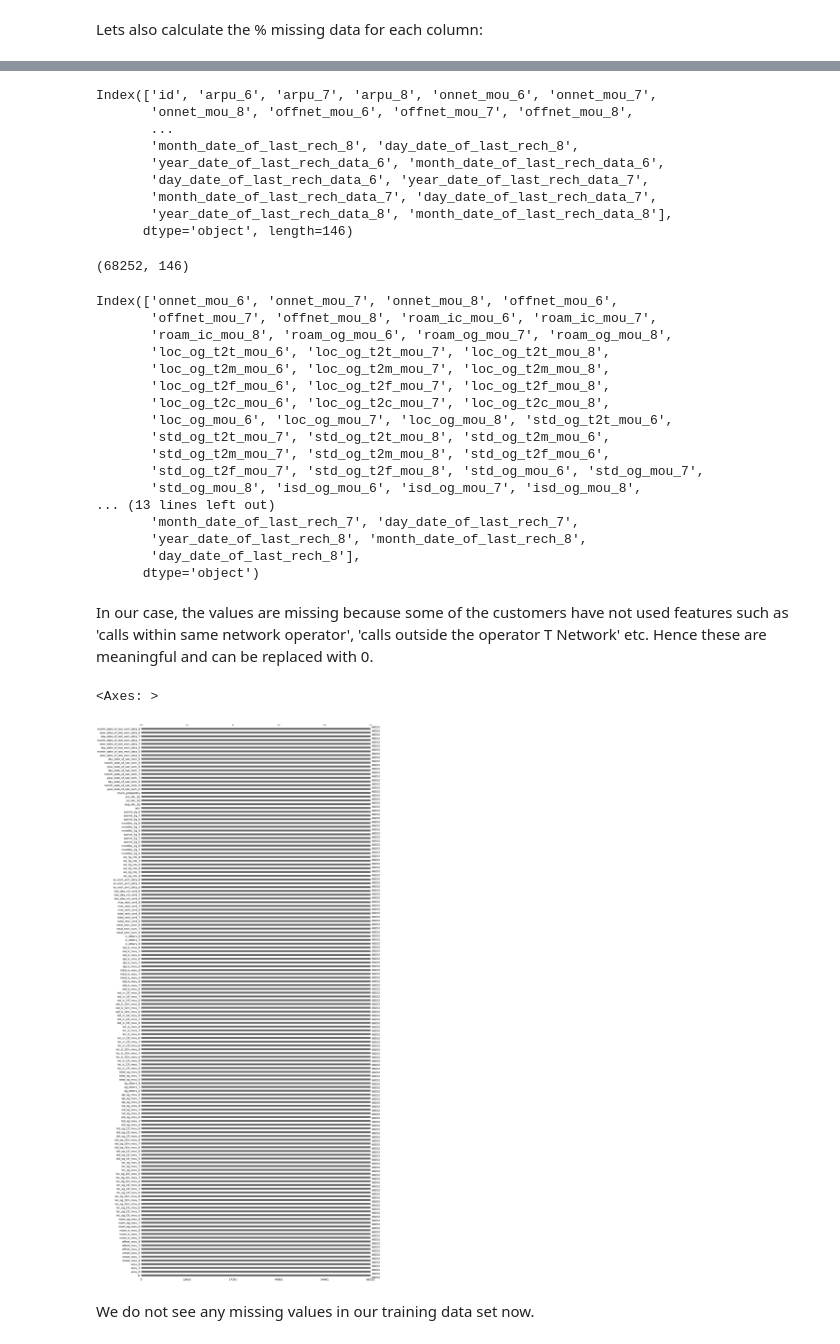
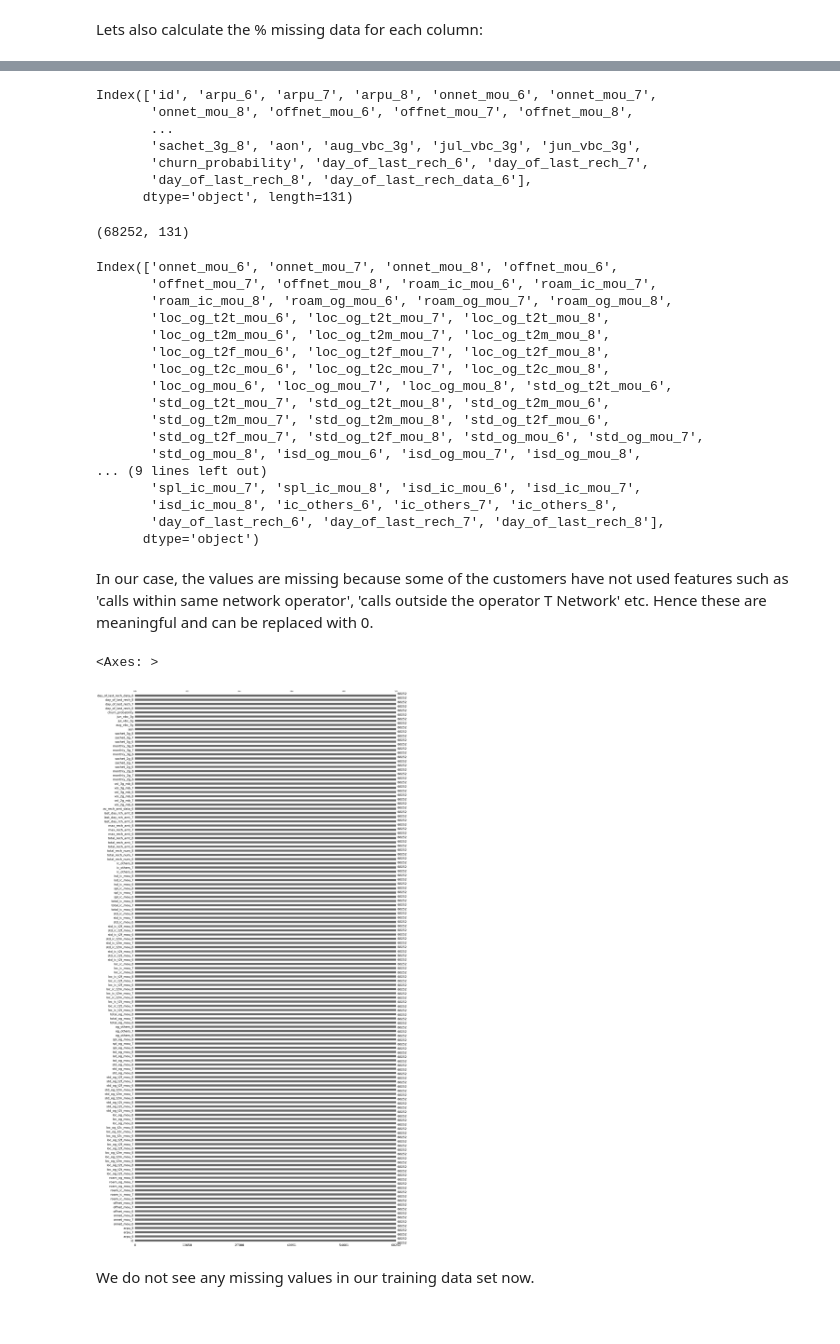
Before and after one commit to MallikaBera/Customer-Churn-Prediction-Model, a Jupyter notebook: Final notebook.ipynb, the cells around one changed output, grey strips where cells are left out. Drawn from its saved outputs; the diff is of its cells as text; code cells hidden in the pictures.

```diff
--- a/Final notebook.ipynb
+++ b/Final notebook.ipynb
@@ -486,24 +511,22 @@ Since too much missing information would make a column not really a great predic
 # %%
-new_vars = missing_data_percent[missing_data_percent.le(40)].index
+new_vars = missing_data_percent[missing_data_percent.le(30)].index
 new_vars
 # %% [output]
 Index(['id', 'arpu_6', 'arpu_7', 'arpu_8', 'onnet_mou_6', 'onnet_mou_7',
        'onnet_mou_8', 'offnet_mou_6', 'offnet_mou_7', 'offnet_mou_8',
        ...
-       'month_date_of_last_rech_8', 'day_date_of_last_rech_8',
-       'year_date_of_last_rech_data_6', 'month_date_of_last_rech_data_6',
-       'day_date_of_last_rech_data_6', 'year_date_of_last_rech_data_7',
-       'month_date_of_last_rech_data_7', 'day_date_of_last_rech_data_7',
-       'year_date_of_last_rech_data_8', 'month_date_of_last_rech_data_8'],
-      dtype='object', length=146)
+       'sachet_3g_8', 'aon', 'aug_vbc_3g', 'jul_vbc_3g', 'jun_vbc_3g',
+       'churn_probability', 'day_of_last_rech_6', 'day_of_last_rech_7',
+       'day_of_last_rech_8', 'day_of_last_rech_data_6'],
+      dtype='object', length=131)
 # %%
-X_filtered = X[new_vars]
-X_filtered.shape
+data_filtered = data[new_vars]
+data_filtered.shape
 # %% [output]
-(68252, 146)
+(68252, 131)
 # %%
-# Calculating the missing value percentage on the train set
-missing_data_percent = X_filtered.isnull().any()
+# Calculating the missing value percentage on the data set
+missing_data_percent = data_filtered.isnull().any()
 impute_cols = missing_data_percent[missing_data_percent.gt(0)].index
 impute_cols
 # %% [output]
@@ -519,24 +542,25 @@ Index(['onnet_mou_6', 'onnet_mou_7', 'onnet_mou_8', 'offnet_mou_6',
        'std_og_t2m_mou_7', 'std_og_t2m_mou_8', 'std_og_t2f_mou_6',
        'std_og_t2f_mou_7', 'std_og_t2f_mou_8', 'std_og_mou_6', 'std_og_mou_7',
        'std_og_mou_8', 'isd_og_mou_6', 'isd_og_mou_7', 'isd_og_mou_8',
-... (13 lines left out)
-       'month_date_of_last_rech_7', 'day_date_of_last_rech_7',
-       'year_date_of_last_rech_8', 'month_date_of_last_rech_8',
-       'day_date_of_last_rech_8'],
+... (9 lines left out)
+       'spl_ic_mou_7', 'spl_ic_mou_8', 'isd_ic_mou_6', 'isd_ic_mou_7',
+       'isd_ic_mou_8', 'ic_others_6', 'ic_others_7', 'ic_others_8',
+       'day_of_last_rech_6', 'day_of_last_rech_7', 'day_of_last_rech_8'],
       dtype='object')
 # %% [markdown]
 In our case, the values are missing because some of the customers have not used features such as 'calls within same network operator', 'calls outside the operator T Network' etc.
 Hence these are meaningful and can be replaced with 0.
 # %%
 # Replacing the missing values with constant 0.
+
 imp = SimpleImputer(strategy='constant', fill_value=0)
-X_filtered[impute_cols] = imp.fit_transform(X_filtered[impute_cols])
+data_filtered[impute_cols] = imp.fit_transform(data_filtered[impute_cols])
 # %%
 # Rechecking the value count for missing values
-msno.bar(X_filtered)
+msno.bar(data_filtered)
 # %% [output]
 <Axes: >
-[figure, old version]
+[figure, new version]
 # %% [markdown]
 We do not see any missing values in our training data set now.
 # %%
```
Also changed, not shown: parts of 182 cells of this notebook.
